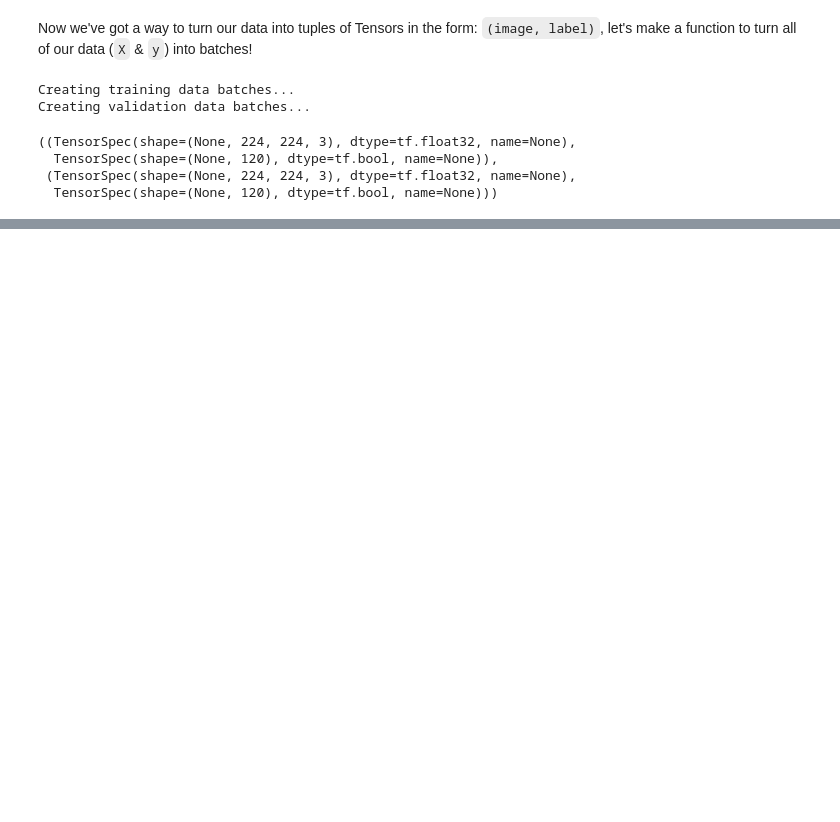
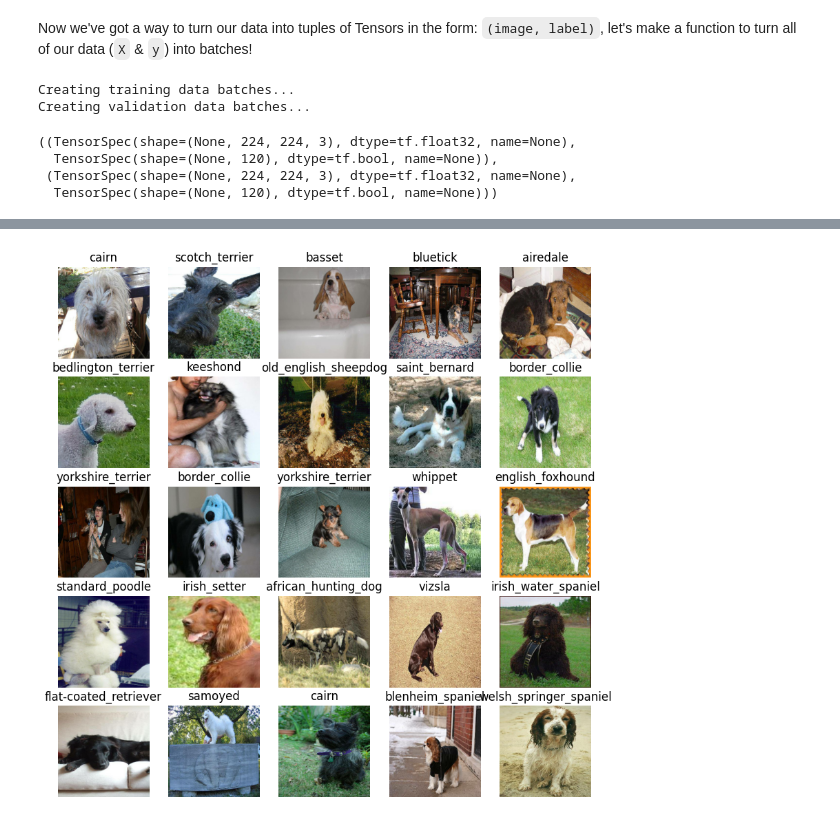
Before and after one commit to sserges/Dog-Breed-Classification, a Jupyter notebook: dog_vision.ipynb, the cells around one changed output, grey strips where cells are left out. Cells and saved outputs as stored; diff of their text form; code cells hidden in the pictures; blank space fills up the shorter version.

```diff
--- a/dog_vision.ipynb
+++ b/dog_vision.ipynb
@@ -437,0 +471,6 @@ train_data.element_spec, val_data.element_spec
+# %%
+# Now let's visualize the data in a training batch
+val_images, val_labels = next(val_data.as_numpy_iterator())
+show_25_images(val_images, val_labels)
+# %% [output]
+[figure, added]
```
Also changed, not shown: parts of 6 cells of this notebook.
